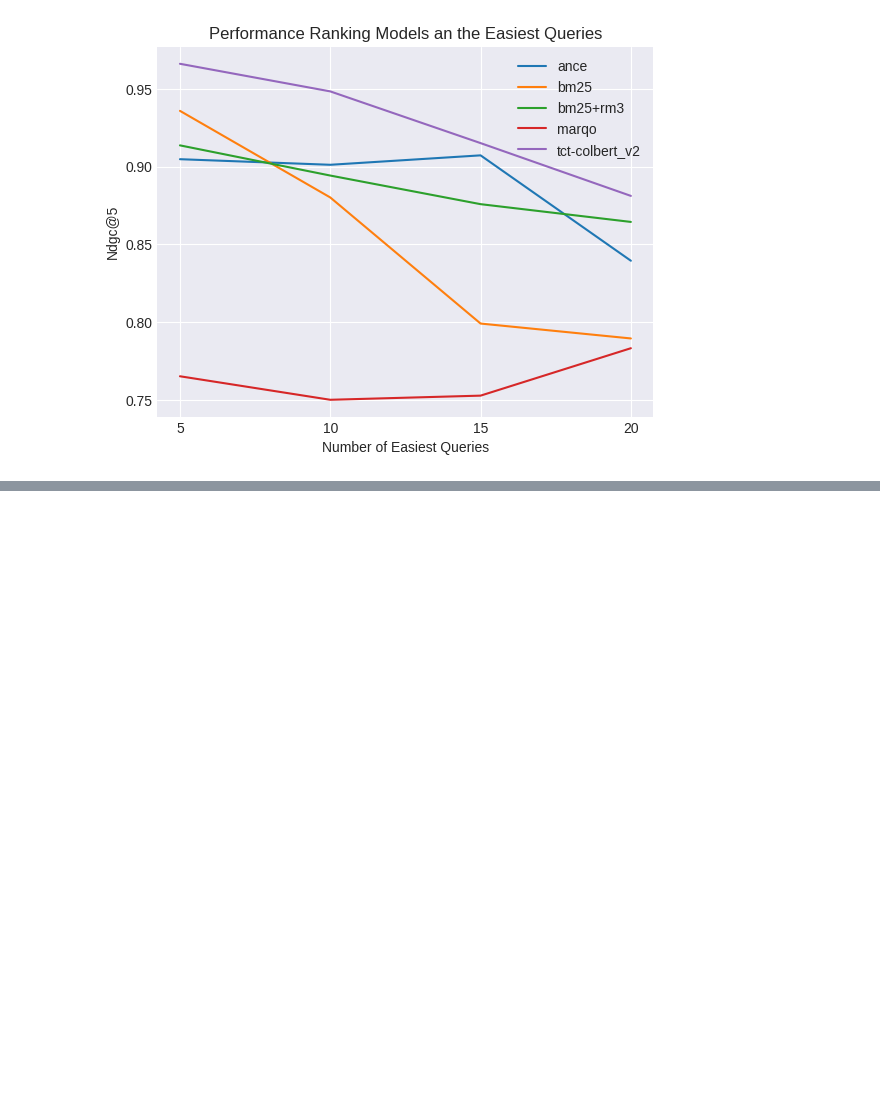
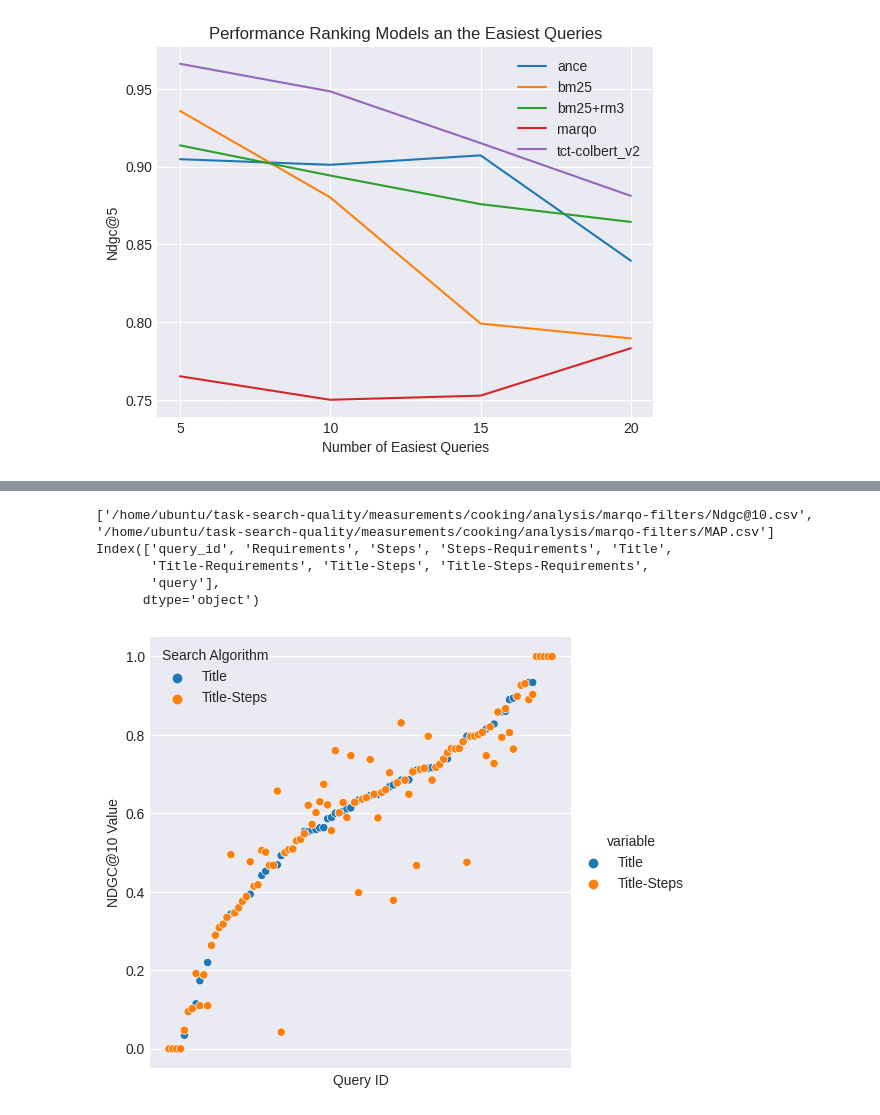
Before and after one commit to PhilipZubel/task-search-quality, a Jupyter notebook: results_cooking.ipynb, the cells around one changed output, grey strips where cells are left out. Saved outputs shown, nothing was run; the diff lists cells and outputs as text; code cells hidden in the pictures; blank space fills up the shorter version.

```diff
--- a/results_cooking.ipynb
+++ b/results_cooking.ipynb
@@ -292,0 +349,33 @@ for metric in df_hardest["metric"].unique():
+# %%
+import seaborn as sns
+import pandas as pd
+import matplotlib.pyplot as plt
+
+paths = []
+paths.append("/home/ubuntu/task-search-quality/measurements/cooking/analysis/marqo-filters/Ndgc@10.csv")
+paths.append("/home/ubuntu/task-search-quality/measurements/cooking/analysis/marqo-filters/MAP.csv")
+print(paths)
+df = pd.read_csv(paths[0])
+# df2 = pd.read_csv(paths[1])
+
+print(df.columns)
+
+df.sort_values(by=["Title"], inplace=True)
+
+# Plot the dots for each column using relplot
+sns.relplot(x='query_id', y='value', kind='scatter', hue='variable', data=pd.melt(df[["query_id", "Title", "Title-Steps"]], id_vars='query_id'))
+
+# Add labels to the x and y axes
+plt.xlabel("Query ID")
+plt.ylabel("NDGC@10 Value")
+plt.xticks([])
+plt.style.use('seaborn-darkgrid')
+plt.legend(title="Search Algorithm")
+plt.show()
+# %% [output]
+['/home/ubuntu/task-search-quality/measurements/cooking/analysis/marqo-filters/Ndgc@10.csv', '/home/ubuntu/task-search-quality/measurements/cooking/analysis/marqo-filters/MAP.csv']
+Index(['query_id', 'Requirements', 'Steps', 'Steps-Requirements', 'Title',
+       'Title-Requirements', 'Title-Steps', 'Title-Steps-Requirements',
+       'query'],
+      dtype='object')
+[figure, added]
```
Also changed, not shown: parts of 10 cells of this notebook, 29 other files.
